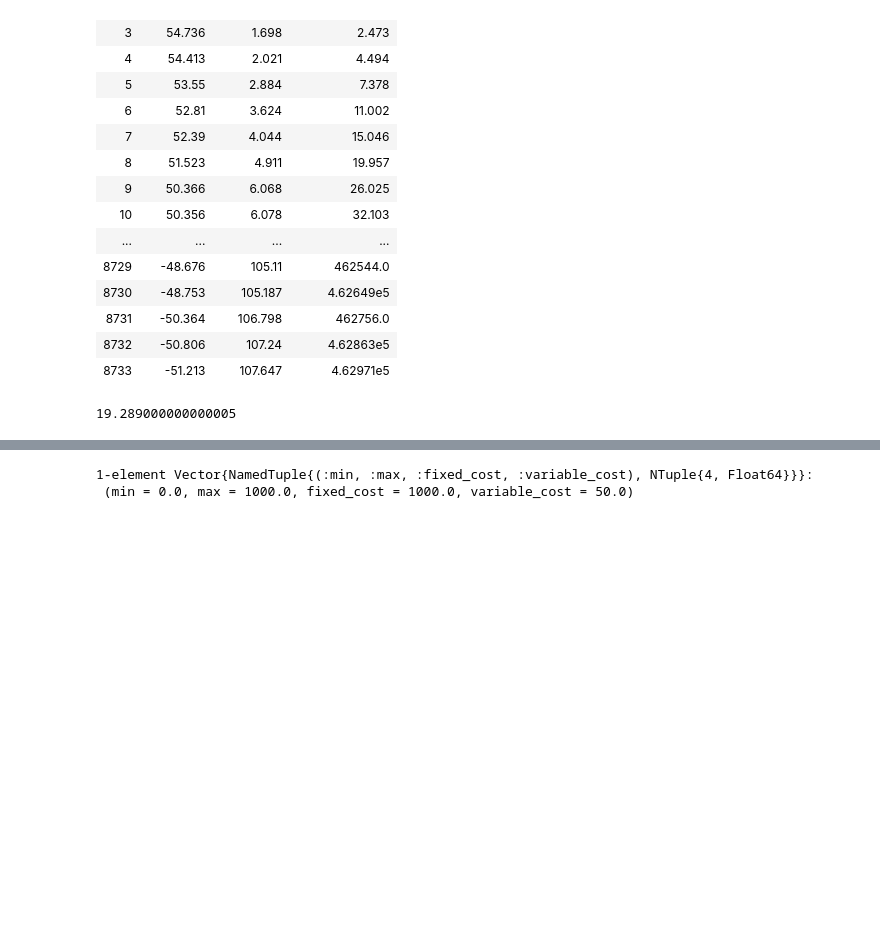
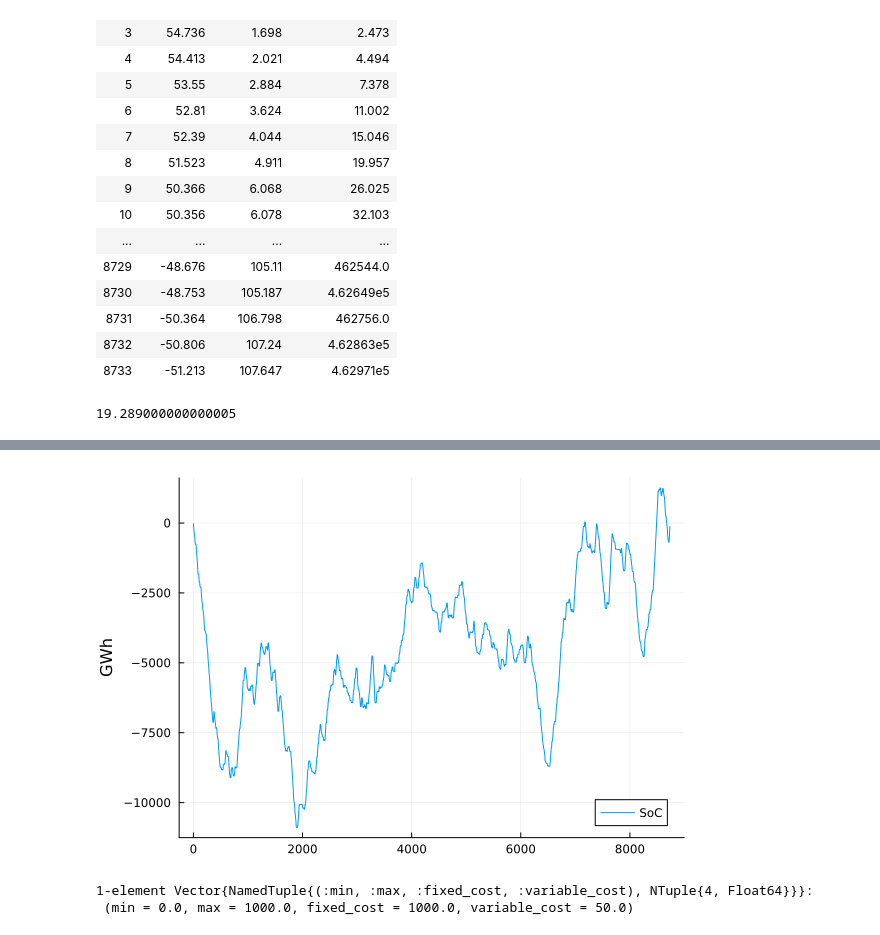
Before and after one commit to GraemeHawker/residual_storage, a Jupyter notebook: single_store.ipynb, the cells around one changed output, grey strips where cells are left out. Saved outputs shown, nothing was run; the diff lists cells and outputs as text; code cells hidden in the pictures; blank space fills up the shorter version.

```diff
--- a/single_store.ipynb
+++ b/single_store.ipynb
@@ -146,3 +149,8 @@ plot(antares_df[!, :storage_soc])
+# %%
+# state of charge of theoretical magical battery
+plot(antares_df[!, :storage_soc], label="SoC", ylabel="GWh")
+# %% [output]
+[figure, added]
 # %%
 function ThermalGenerator(
     min::Float64,
```
Also changed, not shown: parts of 11 cells of this notebook.
